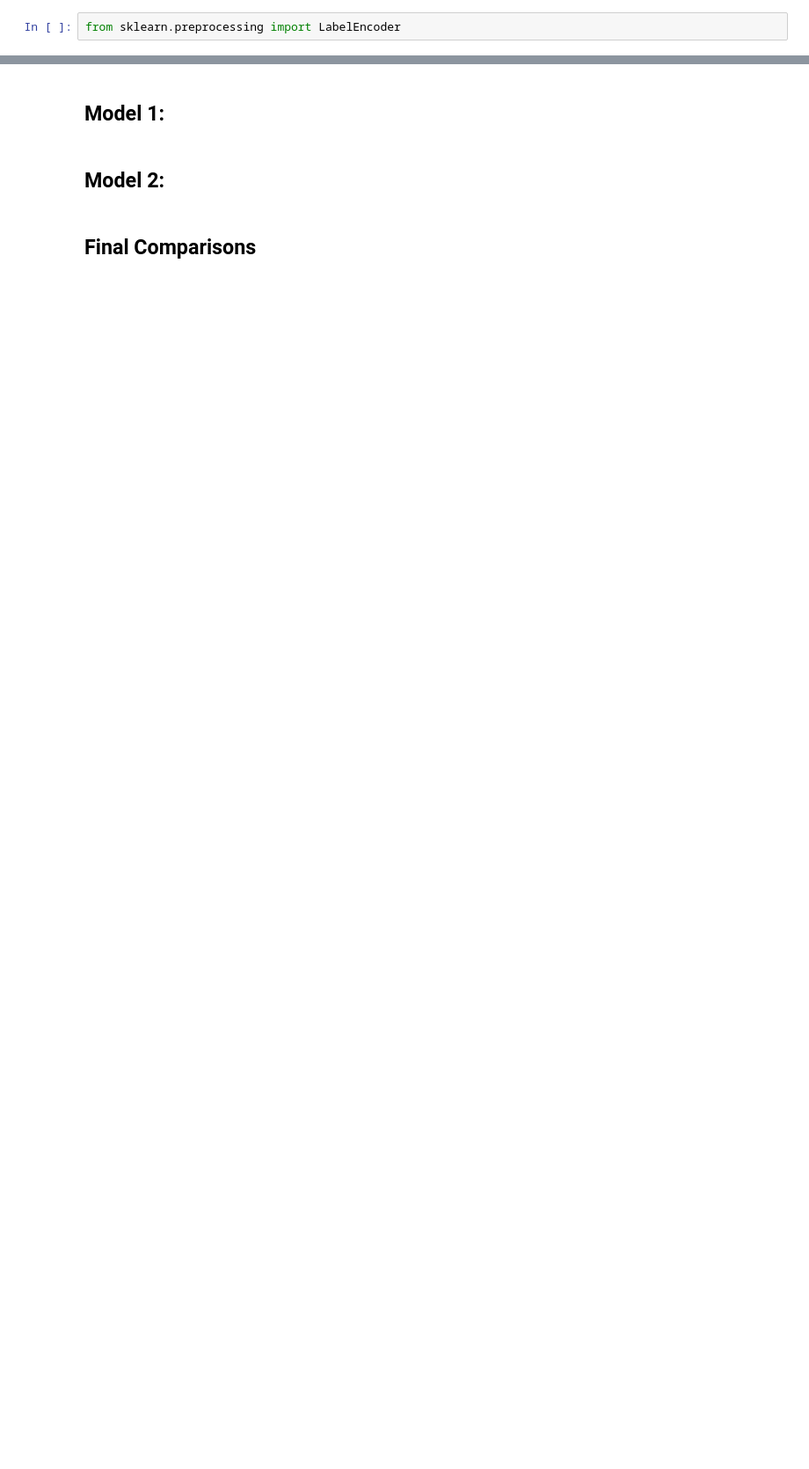
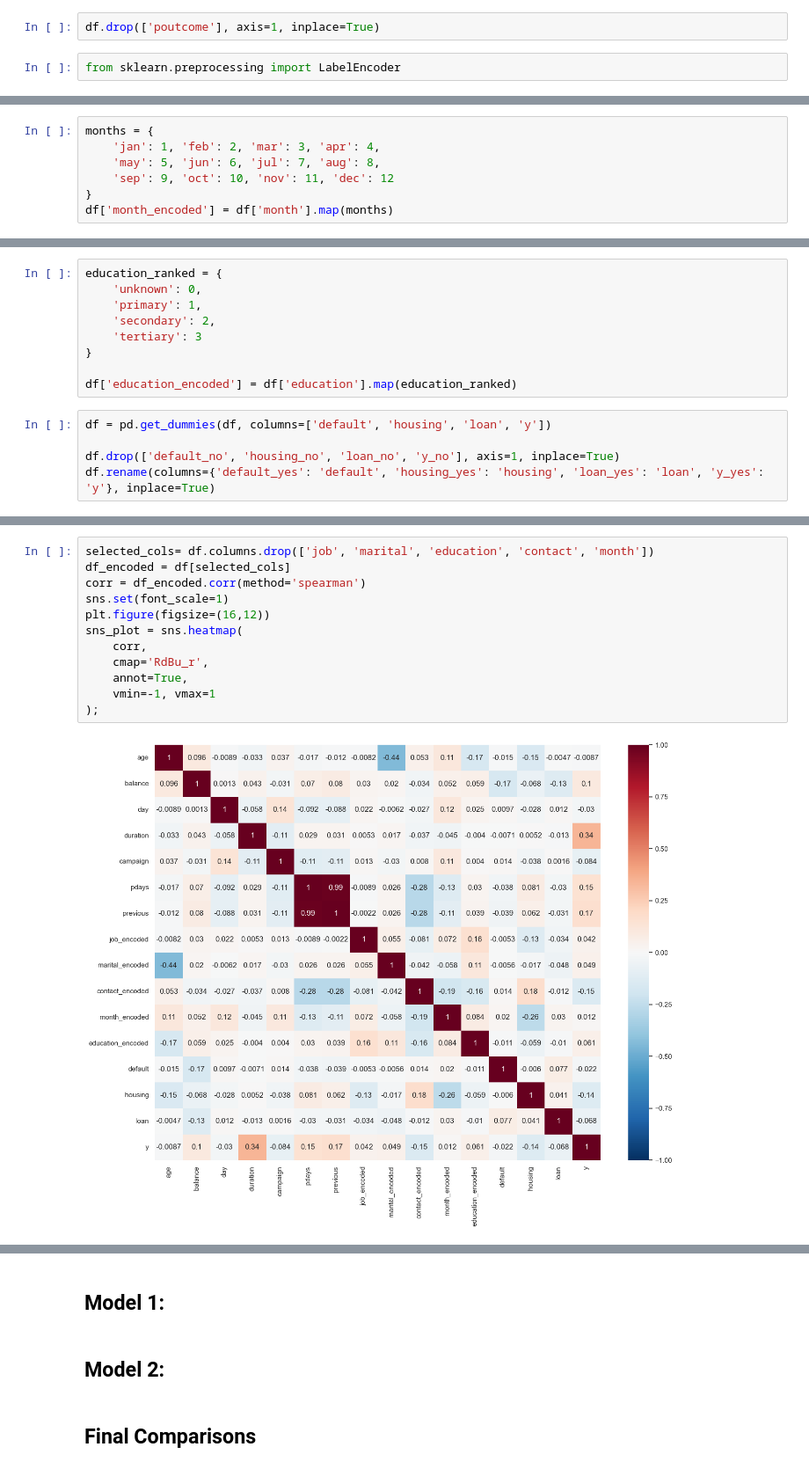
Before and after one commit to nandika-k/Data-Science-Project-2, a Jupyter notebook: Project 2.ipynb, the cells around one changed output, grey strips where cells are left out. Shown: that part at 88% size. Saved outputs shown, nothing was run; the diff lists cells and outputs as text; blank space fills up the shorter version.

Commit message:
mostly finished preprocessing. need thoughts on whether to drop unknown rows in contact column or not.

```diff
--- a/Project 2.ipynb
+++ b/Project 2.ipynb
@@ -136,3 +159,5 @@ df.describe()
+# %%
+df.drop(['poutcome'], axis=1, inplace=True)
 # %%
 from sklearn.preprocessing import LabelEncoder
 # %%
@@ -141,0 +198,7 @@ df['marital_status_encoded'] = le.fit_transform(df['marital'])
+# %%
+months = {
+    'jan': 1, 'feb': 2, 'mar': 3, 'apr': 4,
+    'may': 5, 'jun': 6, 'jul': 7, 'aug': 8,
+    'sep': 9, 'oct': 10, 'nov': 11, 'dec': 12
+}
+df['month_encoded'] = df['month'].map(months)
@@ -141,0 +221,14 @@ df['marital_status_encoded'] = le.fit_transform(df['marital'])
+# %%
+education_ranked = {
+    'unknown': 0,
+    'primary': 1,
+    'secondary': 2,
+    'tertiary': 3
+}
+
+df['education_encoded'] = df['education'].map(education_ranked)
+# %%
+df = pd.get_dummies(df, columns=['default', 'housing', 'loan', 'y'])
+
+df.drop(['default_no', 'housing_no', 'loan_no', 'y_no'], axis=1, inplace=True)
+df.rename(columns={'default_yes': 'default', 'housing_yes': 'housing', 'loan_yes': 'loan', 'y_yes': 'y'}, inplace=True)
@@ -141,0 +276,14 @@ df['marital_status_encoded'] = le.fit_transform(df['marital'])
+# %%
+selected_cols= df.columns.drop(['job', 'marital', 'education', 'contact', 'month'])
+df_encoded = df[selected_cols]
+corr = df_encoded.corr(method='spearman')
+sns.set(font_scale=1)
+plt.figure(figsize=(16,12))
+sns_plot = sns.heatmap(
+    corr,
+    cmap='RdBu_r',
+    annot=True,
+    vmin=-1, vmax=1
+);
+# %% [output]
+[figure, added]
```
Also changed, not shown: parts of 10 cells of this notebook.
